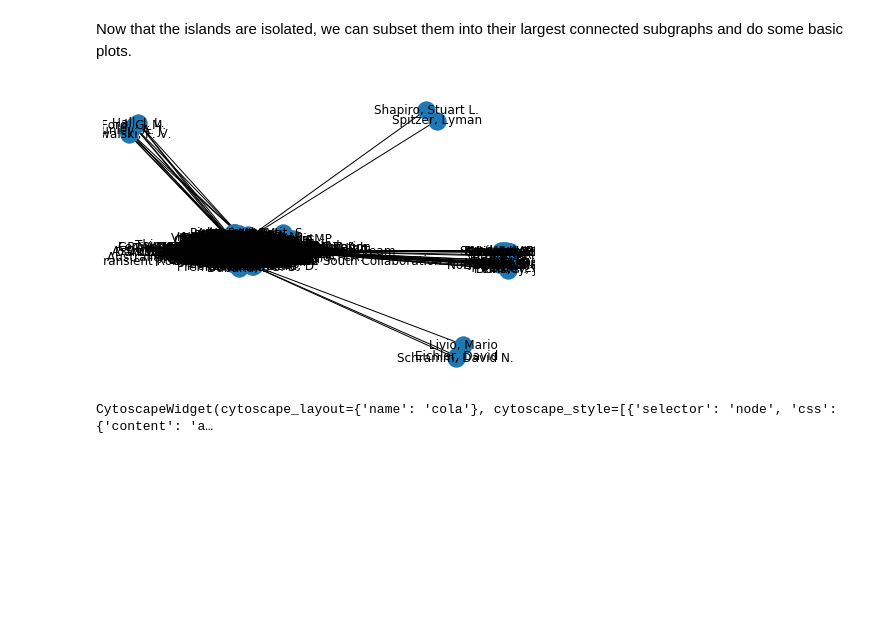
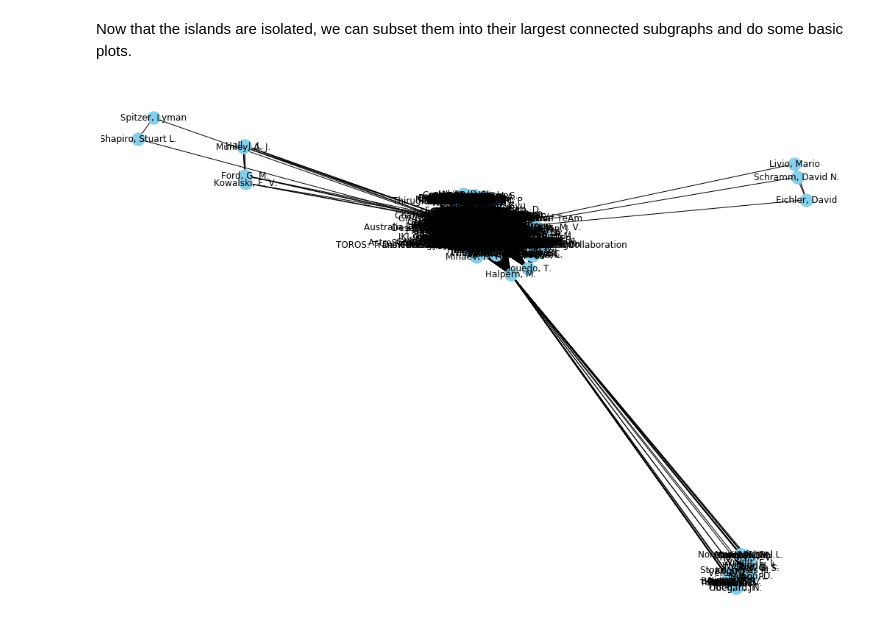
Before and after one commit to PriyaShaji/Data620-1, a Jupyter notebook: Project 2/Project 2.ipynb, the cells around one changed output. Saved outputs shown, nothing was run; the diff lists cells and outputs as text; code cells hidden in the pictures; blank space fills up the shorter version.

```diff
--- a/Project 2/Project 2.ipynb
+++ b/Project 2/Project 2.ipynb
@@ -108,25 +126,3 @@ Type: Graph
 Number of nodes: 4064
 Number of edges: 5357
 Average degree:   2.6363
-# %%
-#plt.figure(figsize=(14, 10))
-#nx.draw(g, with_labels=True, node_size=50, node_color="skyblue", node_shape="s", alpha=0.5, linewidths=40)
-#plt.savefig("graph.pdf")
-
-
-graph = ipycytoscape.CytoscapeWidget()
-graph.graph.add_graph_from_networkx(g)
-
-graph.set_style([{
-                        'selector': 'node',
-                        'css': {
-                            'content': 'a_islands(authors)',
-                            'text-valign': 'center',
-                            'color': 'white',
-                            'text-outline-width': 2,
-                            'text-outline-color': 'green',
-                            'background-color': 'green'
-                        }
-                        }])
-
-graph
@@ -209,28 +220,7 @@ def merge_graph(connected_g):
 a_islands = merge_graph(a_connected)
 j_islands = merge_graph(j_connected)
 # %%
-nx.draw(j_islands, with_labels=True)
+plt.figure(figsize=(14, 10))
+nx.draw(j_islands,node_color="skyblue", with_labels=True)
 # %% [output]
-[figure, old version]
+[figure, new version]
-# %%
-#plt.figure(figsize=(14, 10))
-#nx.draw(a_islands, with_labels=True, node_size=100, node_color="skyblue", node_shape="s", alpha=0.8, linewidths=40)
-
-island = ipycytoscape.CytoscapeWidget()
-island.graph.add_graph_from_networkx(a_islands)
-
-island.set_style([{
-                        'selector': 'node',
-                        'css': {
-                            'content': 'a_islands(authors)',
-                            'text-valign': 'center',
-                            'color': 'white',
-                            'text-outline-width': 2,
-                            'text-outline-color': 'green',
-                            'background-color': 'green'
-                        }
-                        }])
-
-island
-# %% [output]
-CytoscapeWidget(cytoscape_layout={'name': 'cola'}, cytoscape_style=[{'selector': 'node', 'css': {'content': 'a…
```
Also changed, not shown: parts of 13 cells of this notebook, 1 other file.
